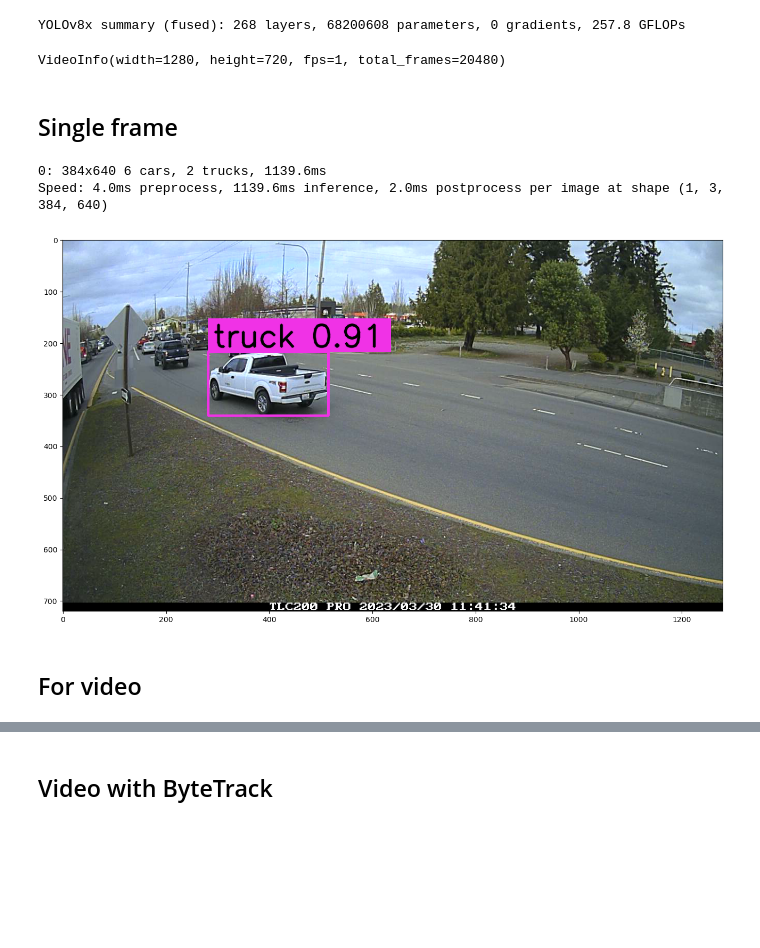
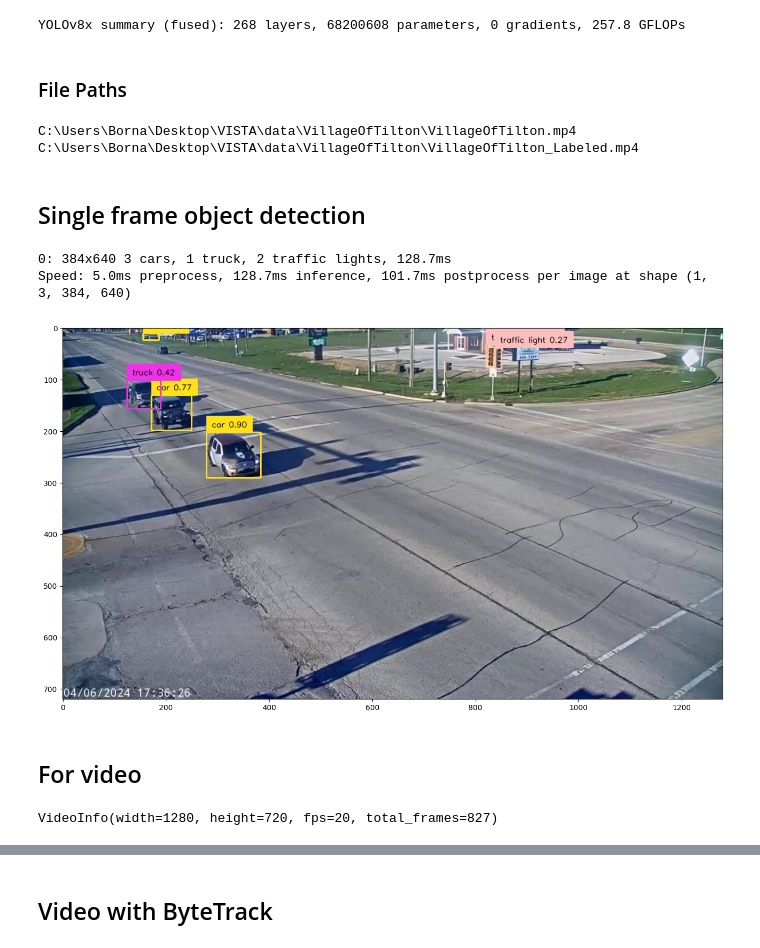
Before and after one commit to amirhosein-shl/VISTA, a Jupyter notebook: VISTA.ipynb, the cells around one changed output, grey strips where cells are left out. Saved outputs shown, nothing was run; the diff lists cells and outputs as text; code cells hidden in the pictures; blank space fills up the shorter version.

Commit message:
cleaned up the files and included full documentation. 3 segments: 1 with just picture, then with full video, the full video with tracking

```diff
--- a/VISTA.ipynb
+++ b/VISTA.ipynb
@@ -186,10 +316,9 @@ C:\Users\bornaa\AppData\Local\Microsoft\WindowsApps\python.exe
 # %%
-from ultralytics import YOLO
-
 # settings
 MODEL = "yolov8x.pt"
 
 model = YOLO(MODEL)
 model.fuse()
+model = model.cuda()
 # %% [output]
 YOLOv8x summary (fused): 268 layers, 68200608 parameters, 0 gradients, 257.8 GFLOPs
@@ -204,11 +325,21 @@ from tqdm.notebook import tqdm
-# %%
-from supervision.video.dataclasses import VideoInfo
-
-VideoInfo.from_video_path(SOURCE_VIDEO_PATH)
-# %% [output]
-VideoInfo(width=1280, height=720, fps=1, total_frames=20480)
+# %% [markdown]
+### File Paths
+# %%
+# SOURCE_VIDEO_PATH = r"D:\Union Gap - Longfibre Rd TMCs-20240401T180323Z-001\LONGFIBRE 03\Standard_SCU2YD_2024-03-26_1600.001.mp4"
+SOURCE_VIDEO_PATH = r"C:\Users\Borna\Desktop\VISTA\data\VillageOfTilton\VillageOfTilton.mp4"
+# SOURCE_VIDEO_PATH = r"C:\Users\Borna\Desktop\VISTA\data\vehicle-counting.mp4"
+# SOURCE_VIDEO_PATH = r"C:\Users\Borna\Desktop\VISTA\data\traffic_analysis.mov"
+
+TARGET_VIDEO_PATH = rf"{SOURCE_VIDEO_PATH.split(".")[0]}_Labeled.{SOURCE_VIDEO_PATH.split(".")[1]}"
+
+# Print the paths:
+print(SOURCE_VIDEO_PATH)
+print(TARGET_VIDEO_PATH)
+# %% [output]
+C:\Users\Borna\Desktop\VISTA\data\VillageOfTilton\VillageOfTilton.mp4
+C:\Users\Borna\Desktop\VISTA\data\VillageOfTilton\VillageOfTilton_Labeled.mp4
 # %% [markdown]
-## Single frame
+## Single frame object detection
 # %%
 CLASS_NAMES_DICT = model.model.names
 
@@ -216,43 +347,46 @@ CLASS_NAMES_DICT = model.model.names
 generator = get_video_frames_generator(SOURCE_VIDEO_PATH)
 
 # create instance of BoxAnnotator
-box_annotator = BoxAnnotator(color=ColorPalette(), thickness=4, text_thickness=4, text_scale=2)
-
+box_annotator = BoxAnnotator(color=ColorPalette(), thickness=2, text_thickness=1, text_scale=.5)
 # create an iterator on the generator
 iterator = iter(generator)
 frame = next(iterator)
 
 # model prediction on single frame and conversion to supervision Detections
-results = model(frame)[0]
+results = model(frame)
 detections = Detections(
     xyxy=results[0].boxes.xyxy.cpu().numpy(),
     confidence=results[0].boxes.conf.cpu().numpy(),
     class_id=results[0].boxes.cls.cpu().numpy().astype(int)
 )
 
 # format custom labels
 labels = [
     f"{CLASS_NAMES_DICT[class_id]} {confidence:0.2f}"
     for _, confidence, class_id, tracker_id
     in detections
 ]
 
 # annotate and display frame
 frame = box_annotator.annotate(frame=frame, detections=detections, labels=labels)
 
 %matplotlib inline
 show_frame_in_notebook(frame, (16, 16))
 
 # print(type(results))
 # print(results.boxes.xyxy)
 # print(results.boxes.cls)
 # print(type(frame))
 # %% [output]
-0: 384x640 6 cars, 2 trucks, 1139.6ms
-Speed: 4.0ms preprocess, 1139.6ms inference, 2.0ms postprocess per image at shape (1, 3, 384, 640)
+0: 384x640 3 cars, 1 truck, 2 traffic lights, 128.7ms
+Speed: 5.0ms preprocess, 128.7ms inference, 101.7ms postprocess per image at shape (1, 3, 384, 640)
-[figure, old version]
+[figure, new version]
 # %% [markdown]
 ## For video
+# %%
+VideoInfo.from_video_path(SOURCE_VIDEO_PATH)
+# %% [output]
+VideoInfo(width=1280, height=720, fps=20, total_frames=827)
 # %%
 CLASS_NAMES_DICT = model.model.names
 
```
Also changed, not shown: parts of 42 cells of this notebook, 2 other files.
